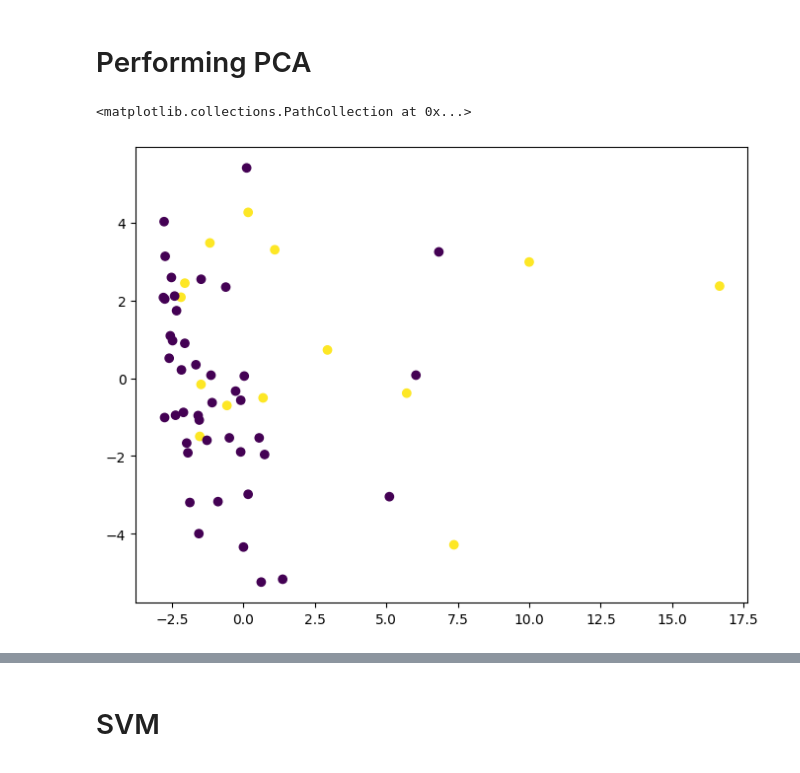
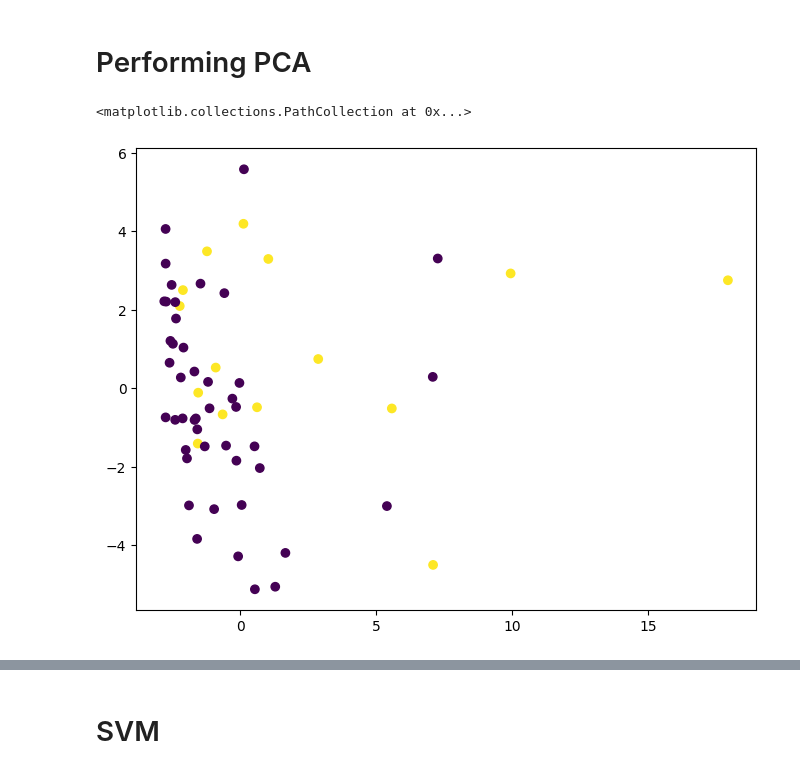
Before and after one commit to aacudad/EPO4-C2, a Jupyter notebook: main.ipynb, the cells around one changed output, grey strips where cells are left out. Cells and saved outputs as stored; diff of their text form; code cells hidden in the pictures.

```diff
--- a/main.ipynb
+++ b/main.ipynb
@@ -55,12 +55,13 @@ edafeatures = None
 
 fs = 700
 y = []
-data_set_path= "C:/Users/riche/Downloads/WESAD/WESAD/" # Folder path
+data_set_path= "C:/Users/JackC/Documents/EPO4/WESAD/WESAD/" # Folder path
+#data_set_path= "C:/Users/riche/Downloads/WESAD/WESAD/" # Folder path
 
 for i in range(16): # 15 subject
     subject = 'S'+str(i+2) # Cycle through S2 to S17
     print(subject)
-    if subject != 'S12': # Skip S12, because it does nog exist
+    if subject != 'S12': # Skip S12, because it does not exist
         for label in range(1,5): # for every state of stress
 
             # Object instantiation
@@ -178,14 +167,16 @@ X_test = scaler.transform(X_test)
 # %% [markdown]
 # Performing PCA
 # %%
+scaler = StandardScaler().fit(features)
+X_train = scaler.transform(features)
+
 pca = PCA(n_components=25)
 pca.fit(X_train)
-X_train = scaler.transform(X_train)
-X_test = scaler.transform(X_test)
 X_train_pca = pca.transform(X_train)
-X_test_pca = pca.transform(X_test)
+x_train = X_train_pca[:,0:3] # Three best features
+
 plt.figure(figsize=(8,6))
-plt.scatter(X_train_pca[:,0], X_train_pca[:,1], c=y_train)
+plt.scatter(X_train_pca[:,0], X_train_pca[:,1], c=y)
 # %% [output]
 <matplotlib.collections.PathCollection at 0x...>
-[figure, old version]
+[figure, new version]
```
Also changed, not shown: parts of 17 cells of this notebook, 3 other files.
